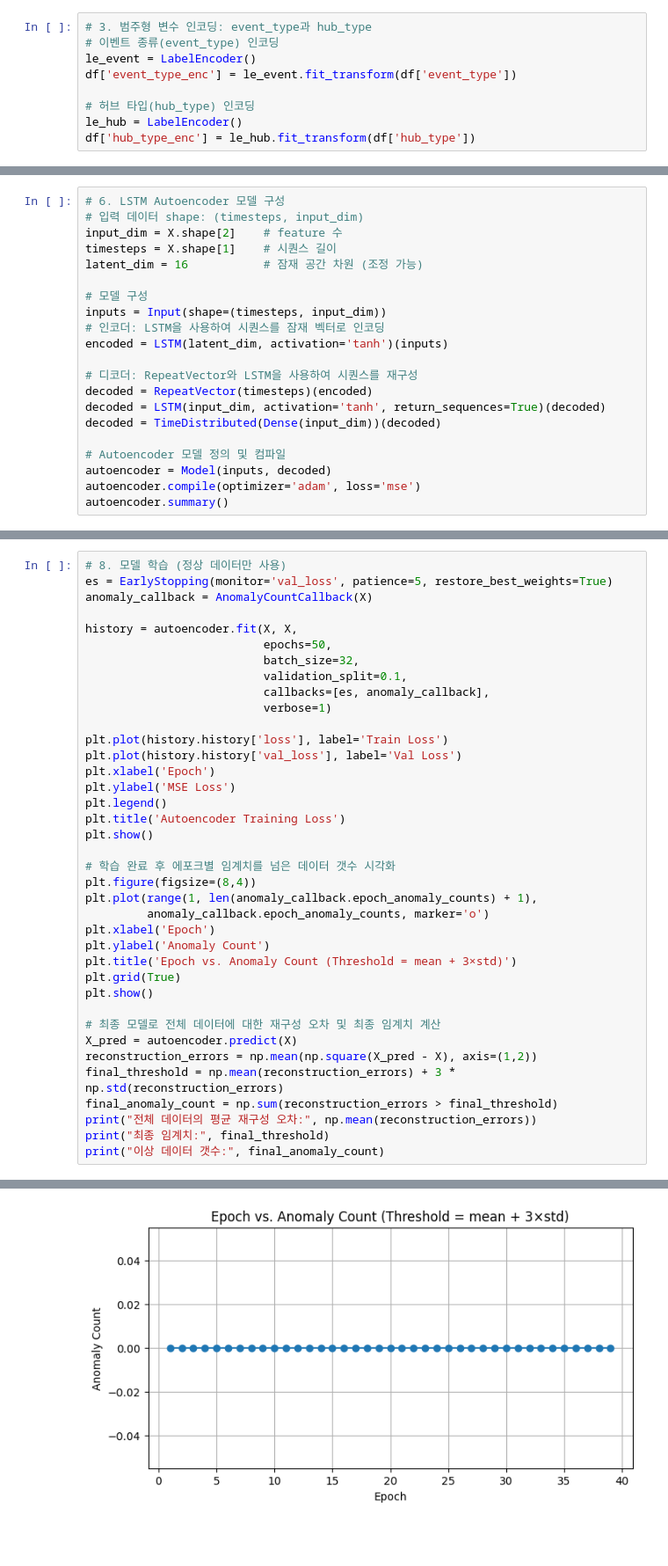
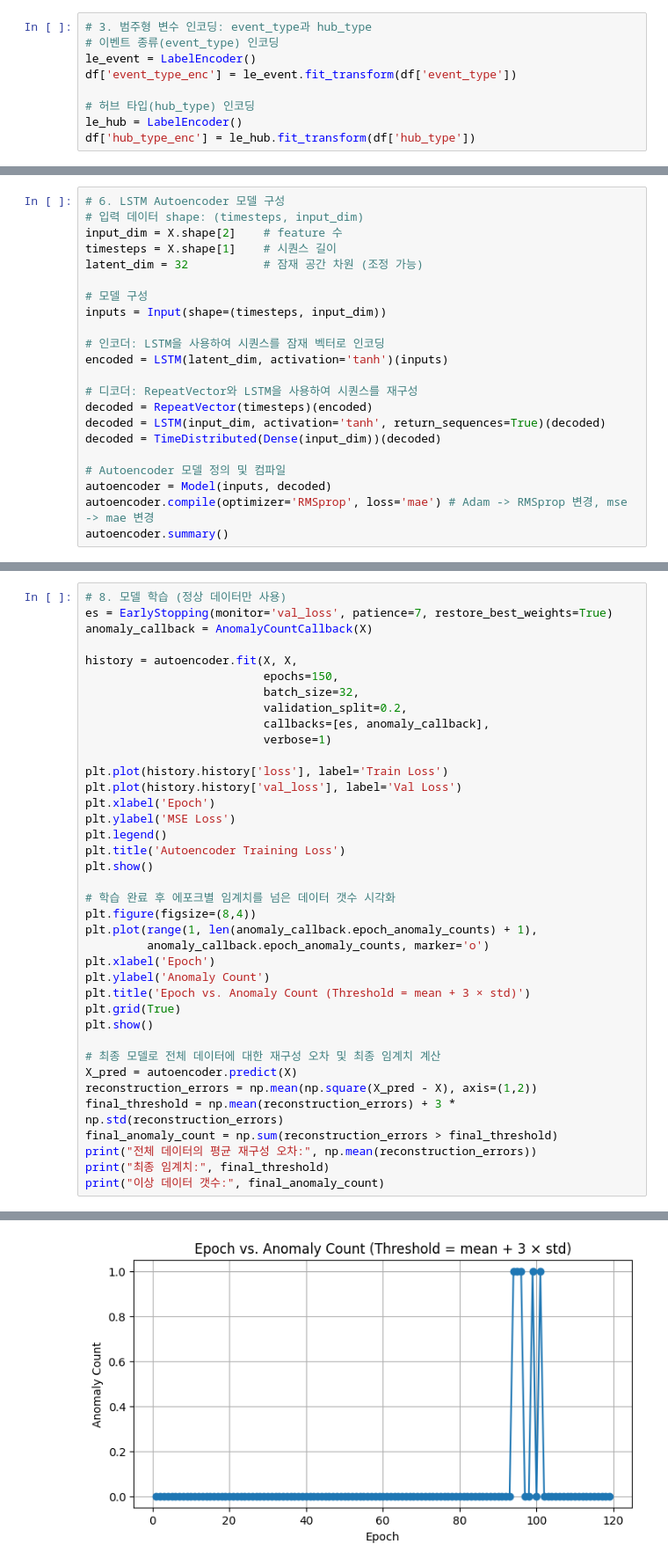
Before and after one commit to lenoau/AI_Project, a Jupyter notebook: Deep_Learning/LSTM.ipynb, the cells around one changed output, grey strips where cells are left out. Shown at 88% size. Drawn from its saved outputs; the diff is of its cells as text; blank space fills up the shorter version.

```diff
--- a/Deep_Learning/LSTM.ipynb
+++ b/Deep_Learning/LSTM.ipynb
@@ -97,10 +97,11 @@ print("구성된 시퀀스 데이터 shape:", X.shape)
 # 입력 데이터 shape: (timesteps, input_dim)
 input_dim = X.shape[2]    # feature 수
 timesteps = X.shape[1]    # 시퀀스 길이
-latent_dim = 16           # 잠재 공간 차원 (조정 가능)
+latent_dim = 32           # 잠재 공간 차원 (조정 가능)
 
 # 모델 구성
 inputs = Input(shape=(timesteps, input_dim))
+
 # 인코더: LSTM을 사용하여 시퀀스를 잠재 벡터로 인코딩
 encoded = LSTM(latent_dim, activation='tanh')(inputs)
 
@@ -111,6 +112,6 @@ decoded = TimeDistributed(Dense(input_dim))(decoded)
 
 # Autoencoder 모델 정의 및 컴파일
 autoencoder = Model(inputs, decoded)
-autoencoder.compile(optimizer='adam', loss='mse')
+autoencoder.compile(optimizer='RMSprop', loss='mae') # Adam -> RMSprop 변경, mse -> mae 변경
 autoencoder.summary()
 # %% [output]
@@ -152,13 +154,13 @@ class AnomalyCountCallback(Callback):
         self.epoch_anomaly_counts.append(anomaly_count)
 # %%
 # 8. 모델 학습 (정상 데이터만 사용)
-es = EarlyStopping(monitor='val_loss', patience=5, restore_best_weights=True)
+es = EarlyStopping(monitor='val_loss', patience=7, restore_best_weights=True)
 anomaly_callback = AnomalyCountCallback(X)
 
 history = autoencoder.fit(X, X,
-                          epochs=50,
+                          epochs=150,
                           batch_size=32,
-                          validation_split=0.1,
+                          validation_split=0.2,
                           callbacks=[es, anomaly_callback],
                           verbose=1)
 
@@ -176,7 +178,7 @@ plt.plot(range(1, len(anomaly_callback.epoch_anomaly_counts) + 1),
          anomaly_callback.epoch_anomaly_counts, marker='o')
 plt.xlabel('Epoch')
 plt.ylabel('Anomaly Count')
-plt.title('Epoch vs. Anomaly Count (Threshold = mean + 3×std)')
+plt.title('Epoch vs. Anomaly Count (Threshold = mean + 3 × std)')
 plt.grid(True)
 plt.show()
 
@@ -210,2 +212,2 @@ Epoch 39/50
-[figure, old version]
+[figure, new version]
 347/347 ━━━━━━━━━━━━━━━━━━━━ 0s 1ms/step
```
Also changed, not shown: parts of 5 cells of this notebook, 14 other files.
